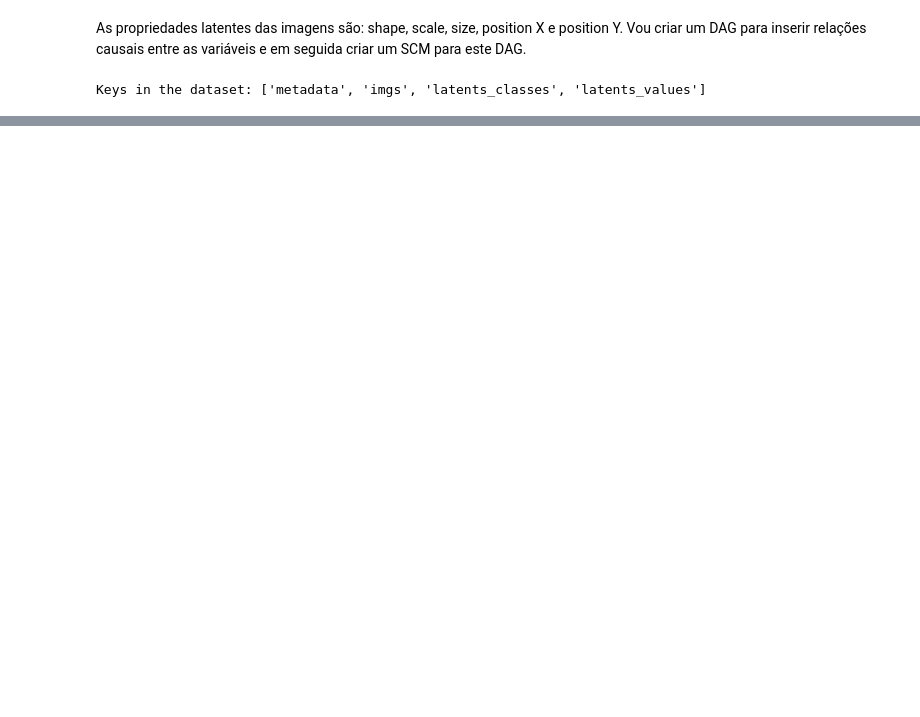
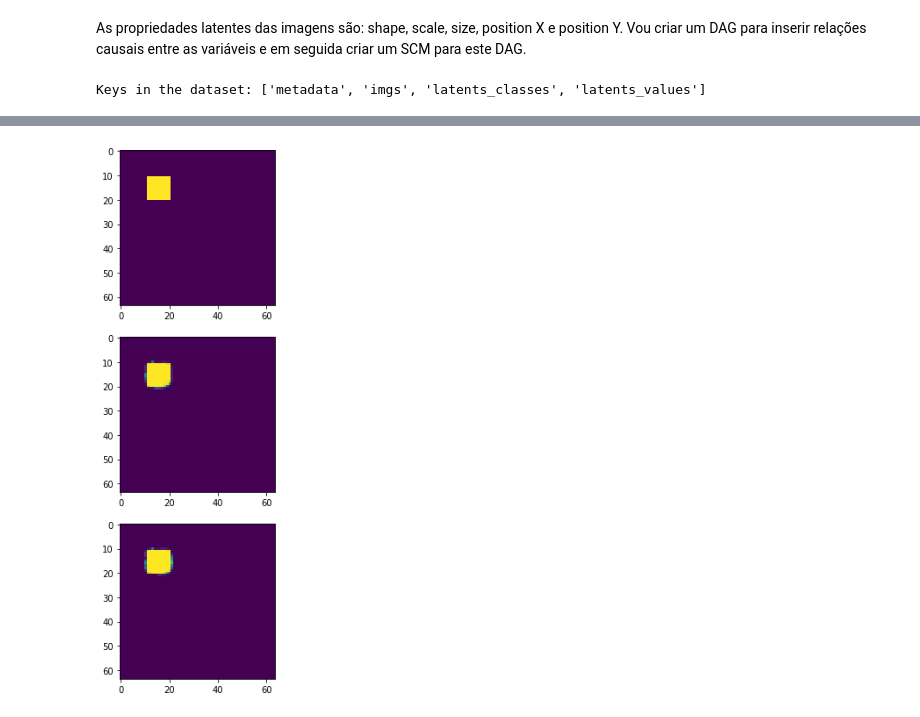
Before and after one commit to GiovaniValdrighi/inferencia_causal, a Jupyter notebook: vae.ipynb, the cells around one changed output, grey strips where cells are left out. Cells and saved outputs as stored; diff of their text form; code cells hidden in the pictures; blank space fills up the shorter version.

```diff
--- a/vae.ipynb
+++ b/vae.ipynb
@@ -84,7 +90,7 @@ Saving dsprites_ndarray_co1sh3sc6or40x32y32_64x64.npz to dsprites_ndarray_co1sh3
 # %% [markdown]
 As propriedades latentes das imagens são: shape, scale, size, position X e position Y. Vou criar um DAG para inserir relações causais entre as variáveis e em seguida criar um SCM para este DAG.
 # %%
-dataset_zip = np.load('dsprites_ndarray_co1sh3sc6or40x32y32_64x64.npz', allow_pickle = True, encoding = 'bytes')
+dataset_zip = np.load('/content/gdrive/My Drive/autoencoder/dsprites_ndarray_co1sh3sc6or40x32y32_64x64.npz', allow_pickle = True, encoding = 'bytes')
 print('Keys in the dataset:', dataset_zip.files)
 imgs = dataset_zip['imgs']
 latents_values = dataset_zip['latents_values']
@@ -230,0 +248,2 @@ class VAE(nn.Module):
+# %%
+vae.load_state_dict(torch.load('/content/gdrive/My Drive/trained_movel_epoch_24.save'))
@@ -231,8 +254,4 @@ class VAE(nn.Module):
 # %%
-pyro.enable_validation(True)
-#the training routine
-train_loader, test_loader = setup_data_loader()
-vae = VAE(latents_sizes, latents_names)
 
 #optimizer
 optimizer = pyro.optim.Adam({"lr" : 1.0e-3})
@@ -243,11 +262,15 @@ svi = pyro.infer.SVI(vae.model, vae.guide, optimizer, elbo)
 
 train_elbo = []
 test_elbo = []
-num_epochs = 5
-test_freq = 1
-for epoch in range(num_epochs):
-  epoch_loss = 0
+num_epochs = 70
+test_freq = 8
+for epoch in tqdm(range(num_epochs)):
+  epoch_loss = 0.
   for (img, label) in train_loader:
+    if use_CUDA:
+      print('check')
+      img = img.cuda()
+      label = label.to(img.device)
     epoch_loss += svi.step(img, label)
   total_epoch_loss_train = epoch_loss/len(train_loader)
   train_elbo.append(total_epoch_loss_train)
@@ -256,6 +279,11 @@ for epoch in range(num_epochs):
   if epoch % test_freq == 0:
     test_loss = 0
     for (img, label) in test_loader:
+      if use_CUDA:
+        print('check2')
+        img = img.cuda()
+        label = label.to(img.device)
       test_loss += svi.evaluate_loss(img, label)
     total_epoch_loss_test  = epoch_loss/len(test_loader)
     test_elbo.append(total_epoch_loss_test)
+    torch.save(vae.state_dict(), '/content/gdrive/My Drive/trained_movel_epoch_'+ str(epoch) + '.save')
@@ -269,0 +292,18 @@ epoch: 4 average training loss: 34487705.431640625
+# %%
+def run_img_vae(img, label, num = 1):
+  dummy_label = []
+  label = label.reshape(1, -6)
+  img = torch.tensor(img.reshape(-1, 4096)).to(torch.float32)
+  for i, length in enumerate(latents_sizes):
+    dummy_label.append(torch.nn.functional.one_hot(torch.tensor(label[:, i], dtype = torch.int64), int(length)))
+  dummy_label = torch.cat(dummy_label, -1).to(torch.float32)
+  mean, var = vae.encoder.forward(img, dummy_label)
+  fig = plt.figure(figsize = (4, num*5))
+  plt.subplot(num+1, 1, 1)
+  plt.imshow(img.reshape(64, 64))
+  for i in range(1, num):
+    z_sample = pyro.distributions.Normal(mean, var).sample()
+    vae_img = vae.decoder.forward(z_sample, dummy_label)
+    plt.subplot(num+1, 1, i+1)
+    plt.imshow(vae_img.detach().numpy().reshape(64, 64))
+  plt.show()
@@ -269,0 +313,4 @@ epoch: 4 average training loss: 34487705.431640625
+# %%
+run_img_vae(imgs[0], latents_classes[0], num = 3)
+# %% [output]
+[figure, added]
```
Also changed, not shown: parts of 17 cells of this notebook.
